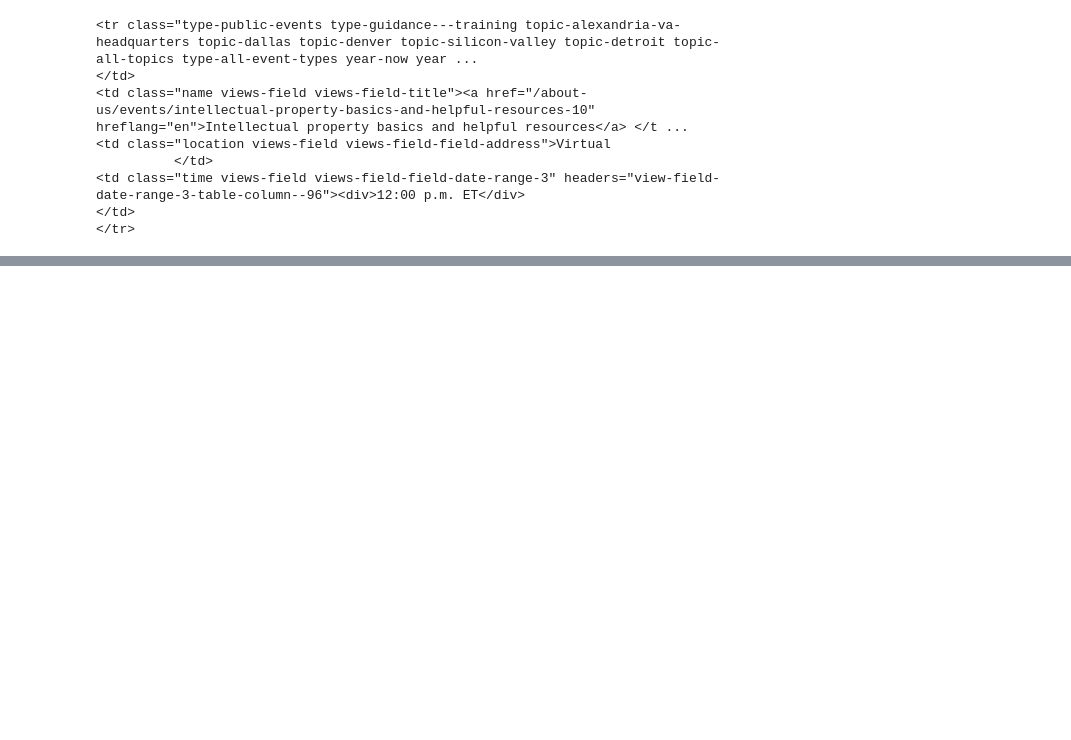
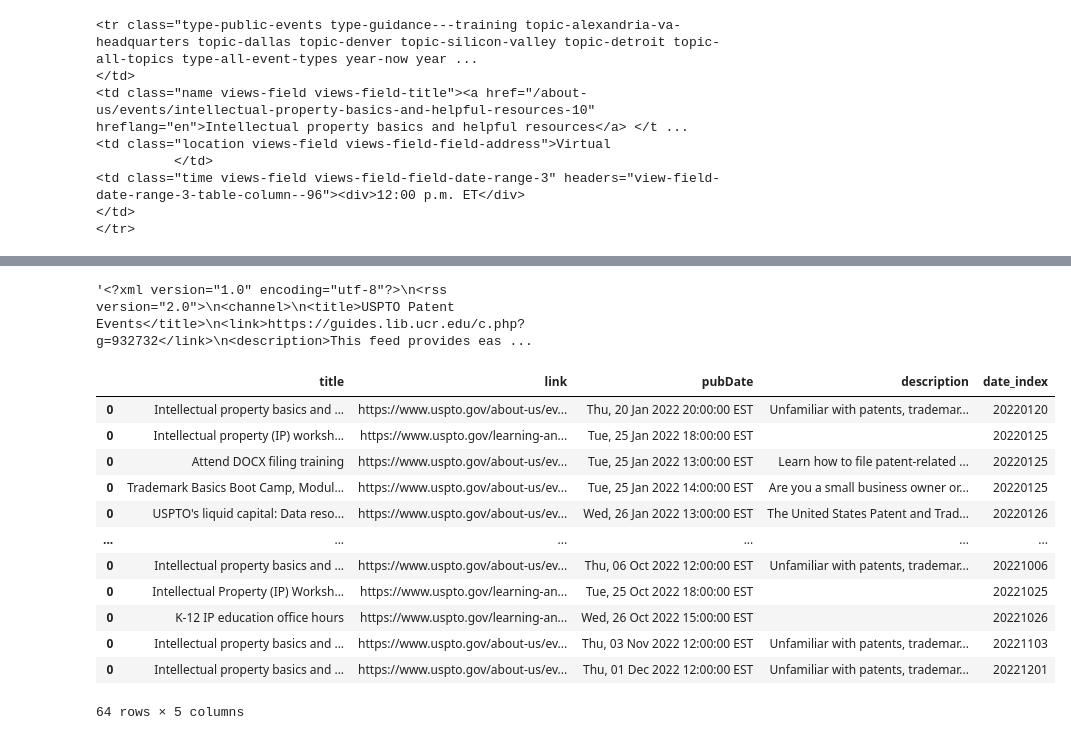
Before and after one commit to kekoziar/ptrc, a Jupyter notebook: src/scrape_to_xml.ipynb, the cells around one changed output, grey strips where cells are left out. Saved outputs shown, nothing was run; the diff lists cells and outputs as text; code cells hidden in the pictures; blank space fills up the shorter version.

```diff
--- a/src/scrape_to_xml.ipynb
+++ b/src/scrape_to_xml.ipynb
@@ -314,0 +198,2 @@ datetime.date(2022, 1, 24)
+# %%
+events = pd.DataFrame(columns = ['title', 'link', 'pubDate', 'description', 'date_index'])
@@ -314,0 +268,3 @@ datetime.date(2022, 1, 24)
+# %%
+events = events.sort_values(by=["date_index"])
+events.to_csv("../data/events.csv")
@@ -314,0 +346,20 @@ datetime.date(2022, 1, 24)
+# %%
+xml
+# %% [output]
+'<?xml version="1.0" encoding="utf-8"?>\n<rss version="2.0">\n<channel>\n<title>USPTO Patent Events</title>\n<link>https://guides.lib.ucr.edu/c.php?g=932732</link>\n<description>This feed provides eas ...
+# %%
+events
+# %% [output]
+|  | title | link | pubDate | description | date_index |
+| 0 | Intellectual property basics and ... | https://www.uspto.gov/about-us/ev... | Thu, 20 Jan 2022 20:00:00 EST | Unfamiliar with patents, trademar... | 20220120 |
+| 0 | Intellectual property (IP) worksh... | https://www.uspto.gov/learning-an... | Tue, 25 Jan 2022 18:00:00 EST |  | 20220125 |
+| 0 | Attend DOCX filing training | https://www.uspto.gov/about-us/ev... | Tue, 25 Jan 2022 13:00:00 EST | Learn how to file patent-related ... | 20220125 |
+| 0 | Trademark Basics Boot Camp, Modul... | https://www.uspto.gov/about-us/ev... | Tue, 25 Jan 2022 14:00:00 EST | Are you a small business owner or... | 20220125 |
+| 0 | USPTO's liquid capital: Data reso... | https://www.uspto.gov/about-us/ev... | Wed, 26 Jan 2022 13:00:00 EST | The United States Patent and Trad... | 20220126 |
+| ... | ... | ... | ... | ... | ... |
+| 0 | Intellectual property basics and ... | https://www.uspto.gov/about-us/ev... | Thu, 06 Oct 2022 12:00:00 EST | Unfamiliar with patents, trademar... | 20221006 |
+| 0 | Intellectual Property (IP) Worksh... | https://www.uspto.gov/learning-an... | Tue, 25 Oct 2022 18:00:00 EST |  | 20221025 |
+| 0 | K-12 IP education office hours | https://www.uspto.gov/learning-an... | Wed, 26 Oct 2022 15:00:00 EST |  | 20221026 |
+| 0 | Intellectual property basics and ... | https://www.uspto.gov/about-us/ev... | Thu, 03 Nov 2022 12:00:00 EST | Unfamiliar with patents, trademar... | 20221103 |
+| 0 | Intellectual property basics and ... | https://www.uspto.gov/about-us/ev... | Thu, 01 Dec 2022 12:00:00 EST | Unfamiliar with patents, trademar... | 20221201 |
+64 rows × 5 columns
```
Also changed, not shown: parts of 43 cells of this notebook, 2 other files.
